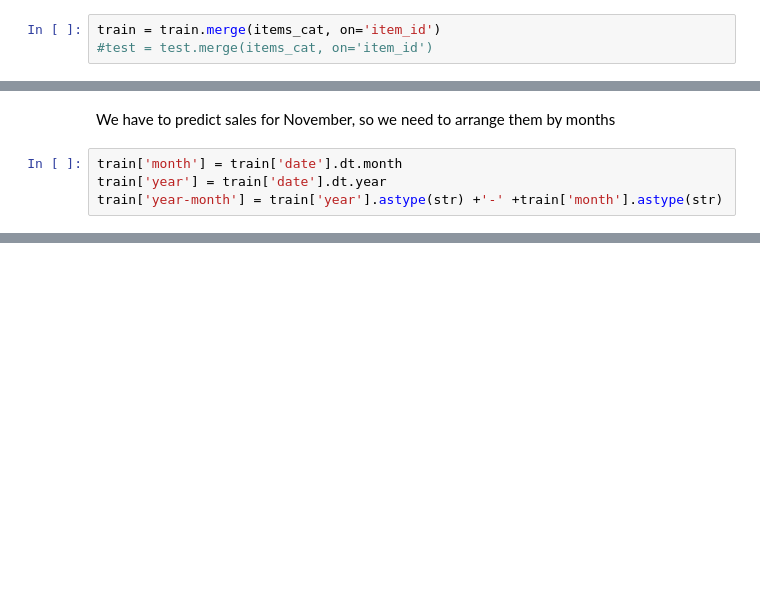
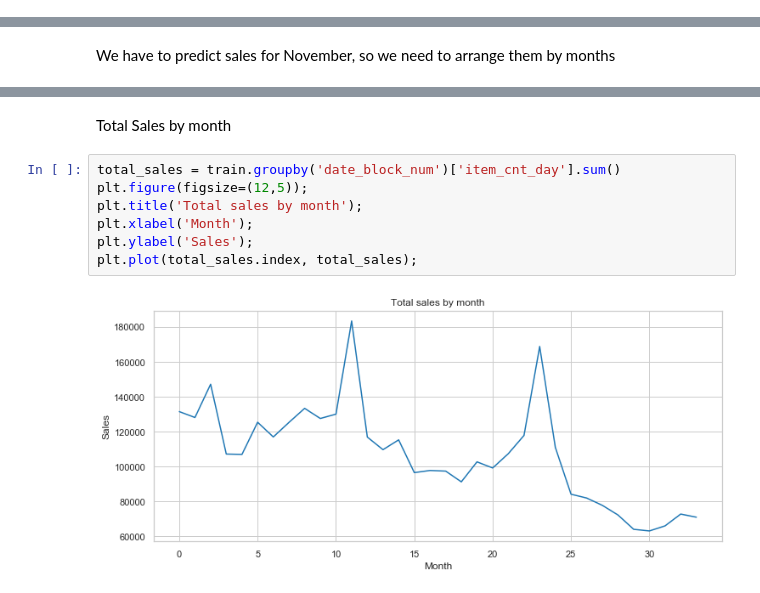
Before and after one commit to adriancervero/kaggle, a Jupyter notebook: predict-future-sales/predict-future-sales.ipynb, the cells around one changed output, grey strips where cells are left out. Saved outputs shown, nothing was run; the diff lists cells and outputs as text; blank space fills up the shorter version.

```diff
--- a/predict-future-sales/predict-future-sales.ipynb
+++ b/predict-future-sales/predict-future-sales.ipynb
@@ -42,3 +49,0 @@ items_cat.head()
-# %%
-train = train.merge(items_cat, on='item_id')
-#test = test.merge(items_cat, on='item_id')
@@ -58,6 +50,2 @@ train.head()
 # %% [markdown]
 We have to predict sales for November, so we need to arrange them by months
-# %%
-train['month'] = train['date'].dt.month
-train['year'] = train['date'].dt.year
-train['year-month'] = train['year'].astype(str) +'-' +train['month'].astype(str)
@@ -124,0 +108,11 @@ Dataset has 8 features
+# %% [markdown]
+Total Sales by month
+# %%
+total_sales = train.groupby('date_block_num')['item_cnt_day'].sum()
+plt.figure(figsize=(12,5));
+plt.title('Total sales by month');
+plt.xlabel('Month');
+plt.ylabel('Sales');
+plt.plot(total_sales.index, total_sales);
+# %% [output]
+[figure, added]
```
Also changed, not shown: parts of 26 cells of this notebook.
